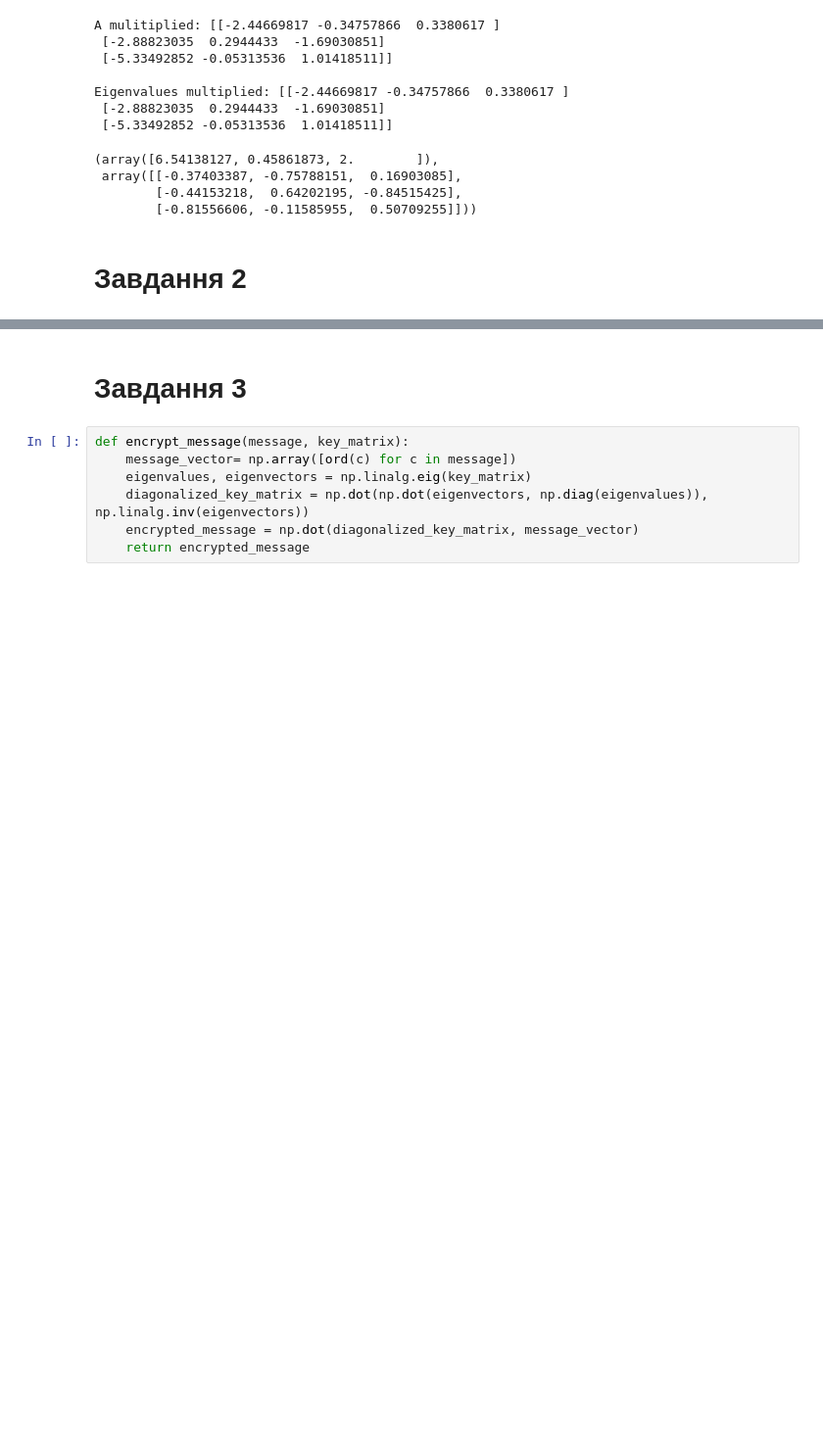
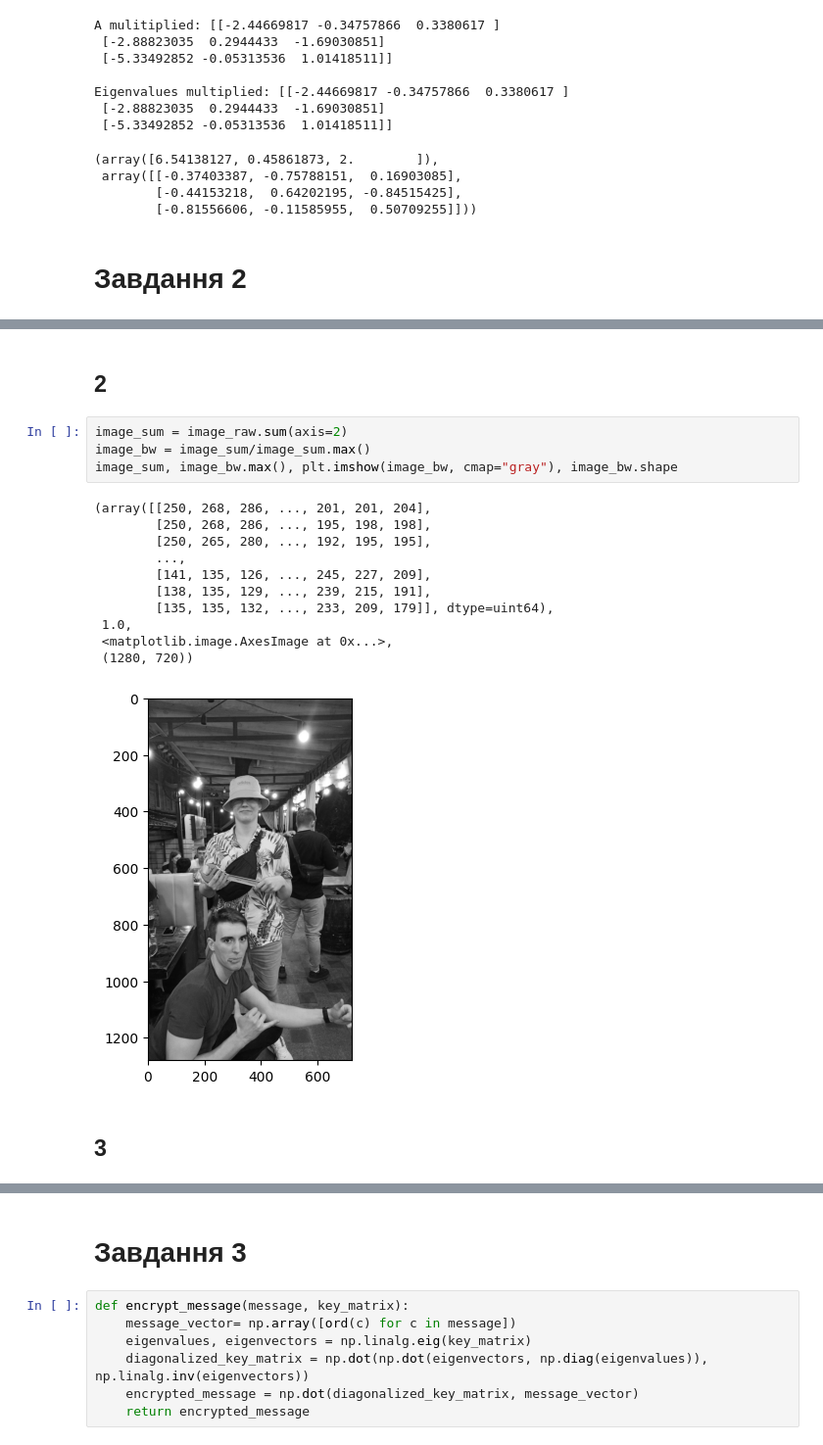
Before and after one commit to lev-laptinov/ALA_Lab_2, a Jupyter notebook: main.ipynb, the cells around one changed output, grey strips where cells are left out. Shown at 98% size. Drawn from its saved outputs; the diff is of its cells as text; blank space fills up the shorter version.

```diff
--- a/main.ipynb
+++ b/main.ipynb
@@ -35,0 +45,20 @@ Eigenvalues multiplied: [[-2.44669817 -0.34757866  0.3380617 ]
+# %% [markdown]
+## 2
+# %%
+image_sum = image_raw.sum(axis=2)
+image_bw = image_sum/image_sum.max()
+image_sum, image_bw.max(), plt.imshow(image_bw, cmap="gray"), image_bw.shape
+# %% [output]
+(array([[250, 268, 286, ..., 201, 201, 204],
+        [250, 268, 286, ..., 195, 198, 198],
+        [250, 265, 280, ..., 192, 195, 195],
+        ...,
+        [141, 135, 126, ..., 245, 227, 209],
+        [138, 135, 129, ..., 239, 215, 191],
+        [135, 135, 132, ..., 233, 209, 179]], dtype=uint64),
+ 1.0,
+ <matplotlib.image.AxesImage at 0x...>,
+ (1280, 720))
+[figure, added]
+# %% [markdown]
+## 3
```
Also changed, not shown: parts of 10 cells of this notebook, 1 other file.
